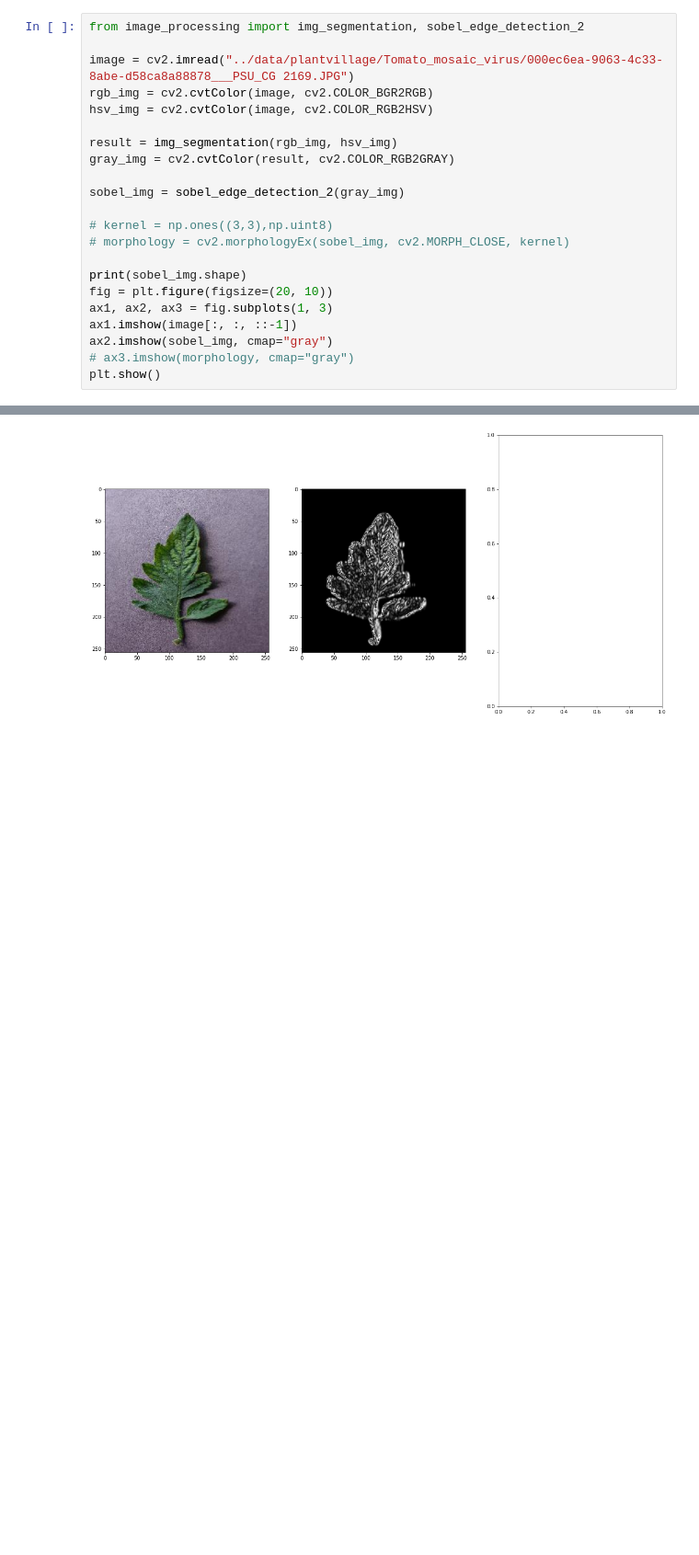
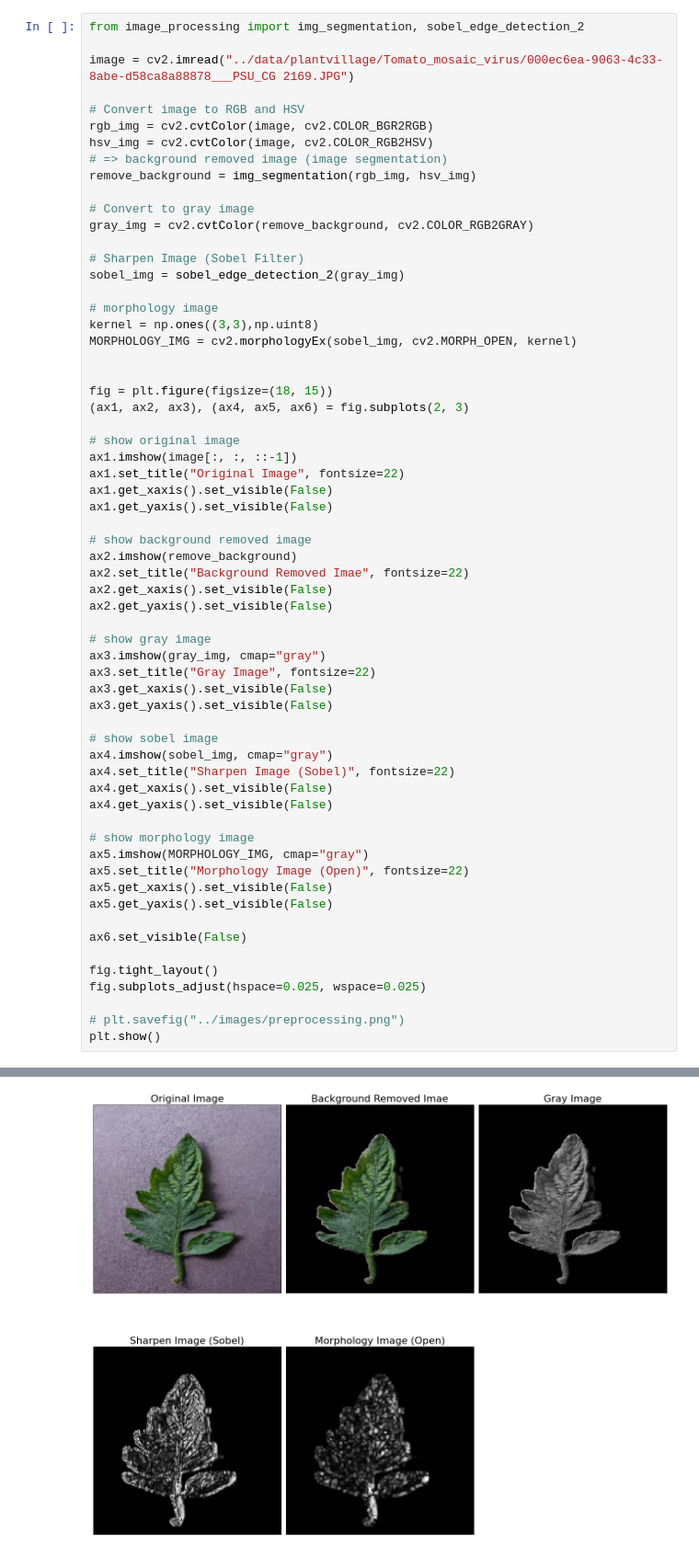
Before and after one commit to ngnambka00-github/tomato-leaf-disease, a Jupyter notebook: src/experience_2.ipynb, the cells around one changed output, grey strips where cells are left out. Shown at 92% size. Cells and saved outputs as stored; diff of their text form; blank space fills up the shorter version.

```diff
--- a/src/experience_2.ipynb
+++ b/src/experience_2.ipynb
@@ -32,22 +40,62 @@ Will assume defaults for version 1.1
 from image_processing import img_segmentation, sobel_edge_detection_2
 
 image = cv2.imread("../data/plantvillage/Tomato_mosaic_virus/000ec6ea-9063-4c33-8abe-d58ca8a88878___PSU_CG 2169.JPG")
+
+# Convert image to RGB and HSV
 rgb_img = cv2.cvtColor(image, cv2.COLOR_BGR2RGB)
 hsv_img = cv2.cvtColor(image, cv2.COLOR_RGB2HSV)
+# => background removed image (image segmentation)
+remove_background = img_segmentation(rgb_img, hsv_img)
 
-result = img_segmentation(rgb_img, hsv_img)
-gray_img = cv2.cvtColor(result, cv2.COLOR_RGB2GRAY)
+# Convert to gray image
+gray_img = cv2.cvtColor(remove_background, cv2.COLOR_RGB2GRAY)
 
+# Sharpen Image (Sobel Filter)
 sobel_img = sobel_edge_detection_2(gray_img)
 
-# kernel = np.ones((3,3),np.uint8)
-# morphology = cv2.morphologyEx(sobel_img, cv2.MORPH_CLOSE, kernel)
+# morphology image
+kernel = np.ones((3,3),np.uint8)
+MORPHOLOGY_IMG = cv2.morphologyEx(sobel_img, cv2.MORPH_OPEN, kernel)
 
-print(sobel_img.shape)
-fig = plt.figure(figsize=(20, 10))
-ax1, ax2, ax3 = fig.subplots(1, 3)
+
+fig = plt.figure(figsize=(18, 15))
+(ax1, ax2, ax3), (ax4, ax5, ax6) = fig.subplots(2, 3)
+
+# show original image
 ax1.imshow(image[:, :, ::-1])
-ax2.imshow(sobel_img, cmap="gray")
-# ax3.imshow(morphology, cmap="gray")
+ax1.set_title("Original Image", fontsize=22)
+ax1.get_xaxis().set_visible(False)
+ax1.get_yaxis().set_visible(False)
+
+# show background removed image
+ax2.imshow(remove_background)
+ax2.set_title("Background Removed Imae", fontsize=22)
+ax2.get_xaxis().set_visible(False)
+ax2.get_yaxis().set_visible(False)
+
+# show gray image
+ax3.imshow(gray_img, cmap="gray")
+ax3.set_title("Gray Image", fontsize=22)
+ax3.get_xaxis().set_visible(False)
+ax3.get_yaxis().set_visible(False)
+
+# show sobel image
+ax4.imshow(sobel_img, cmap="gray")
+ax4.set_title("Sharpen Image (Sobel)", fontsize=22)
+ax4.get_xaxis().set_visible(False)
+ax4.get_yaxis().set_visible(False)
+
+# show morphology image
+ax5.imshow(MORPHOLOGY_IMG, cmap="gray")
+ax5.set_title("Morphology Image (Open)", fontsize=22)
+ax5.get_xaxis().set_visible(False)
+ax5.get_yaxis().set_visible(False)
+
+ax6.set_visible(False)
+
+fig.tight_layout()
+fig.subplots_adjust(hspace=0.025, wspace=0.025)
+
+# plt.savefig("../images/preprocessing.png")
 plt.show()
 # %% [output]
@@ -59 +102 @@ Will assume defaults for version 1.1
-[figure, old version]
+[figure, new version]
```
Also changed, not shown: parts of 30 cells of this notebook, 12 other files.
